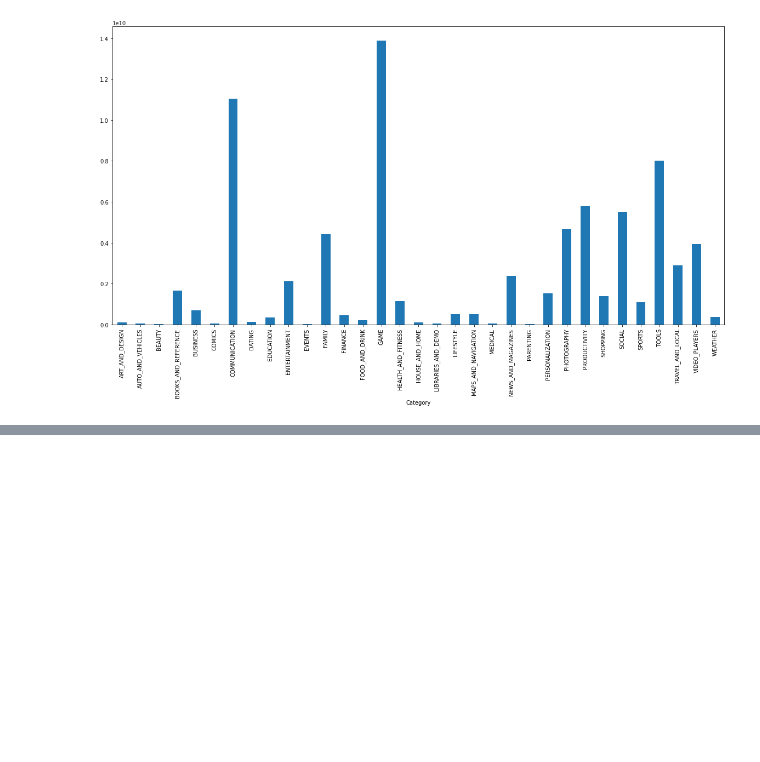
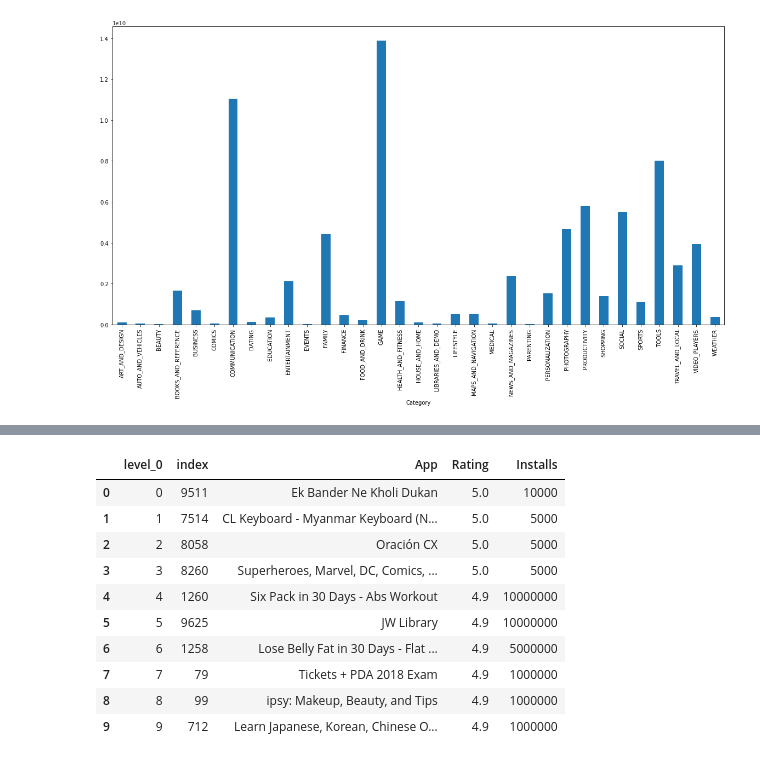
Before and after one commit to Shubham5787/EDA-on-Playstore-Dataset, a Jupyter notebook: EDA_Playstore.ipynb, the cells around one changed output, grey strips where cells are left out. Saved outputs shown, nothing was run; the diff lists cells and outputs as text; code cells hidden in the pictures; blank space fills up the shorter version.

```diff
--- a/EDA_Playstore.ipynb
+++ b/EDA_Playstore.ipynb
@@ -443,0 +466,15 @@ sns.countplot(data = df , x = 'Category' )
+# %%
+#here we can see that
+Top_rated
+# %% [output]
+|  | level_0 | index | App | Rating | Installs |
+| 0 | 0 | 9511 | Ek Bander Ne Kholi Dukan | 5.0 | 10000 |
+| 1 | 1 | 7514 | CL Keyboard - Myanmar Keyboard (N... | 5.0 | 5000 |
+| 2 | 2 | 8058 | Oración CX | 5.0 | 5000 |
+| 3 | 3 | 8260 | Superheroes, Marvel, DC, Comics, ... | 5.0 | 5000 |
+| 4 | 4 | 1260 | Six Pack in 30 Days - Abs Workout | 4.9 | 10000000 |
+| 5 | 5 | 9625 | JW Library | 4.9 | 10000000 |
+| 6 | 6 | 1258 | Lose Belly Fat in 30 Days - Flat ... | 4.9 | 5000000 |
+| 7 | 7 | 79 | Tickets + PDA 2018 Exam | 4.9 | 1000000 |
+| 8 | 8 | 99 | ipsy: Makeup, Beauty, and Tips | 4.9 | 1000000 |
+| 9 | 9 | 712 | Learn Japanese, Korean, Chinese O... | 4.9 | 1000000 |
```
Also changed, not shown: parts of 10 cells of this notebook.
